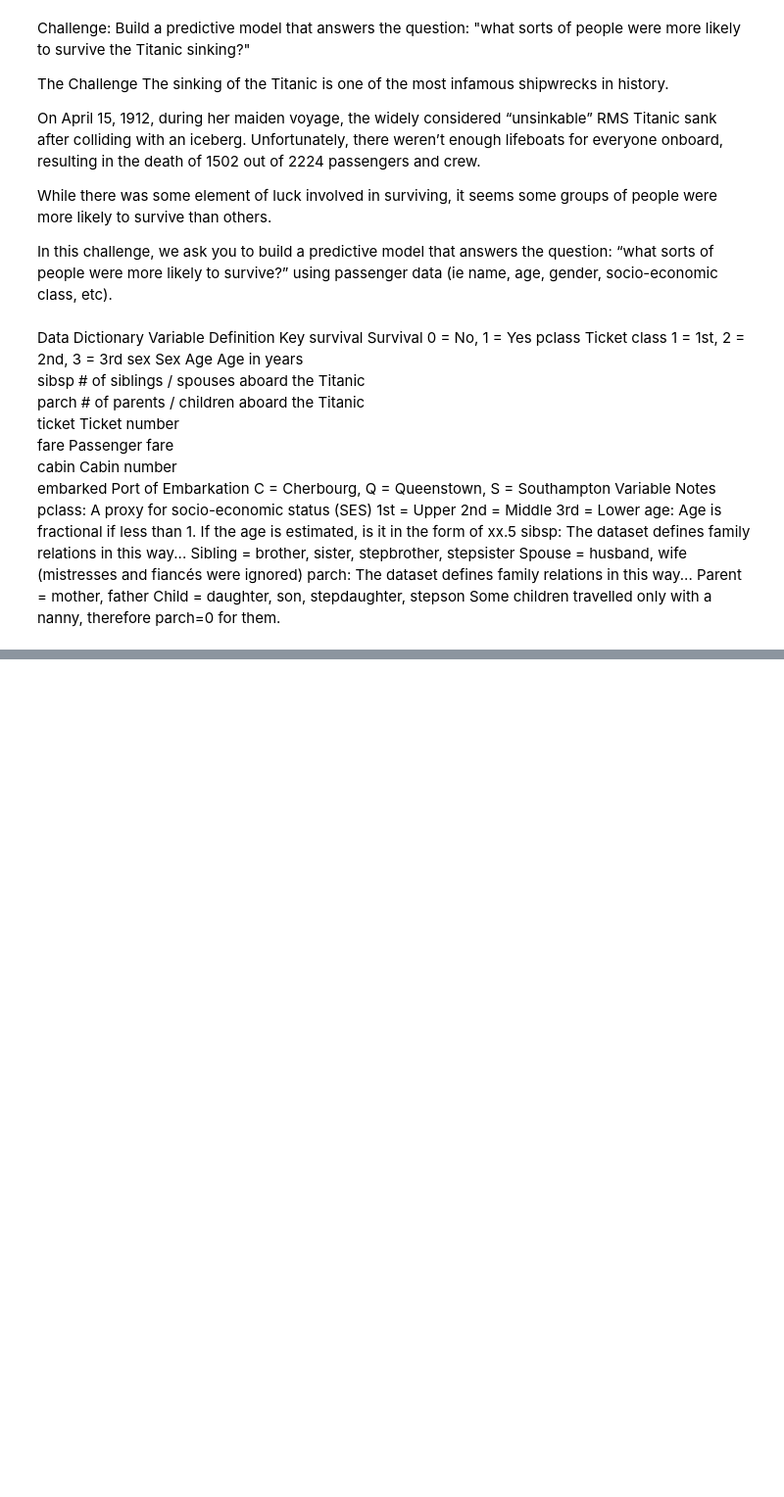
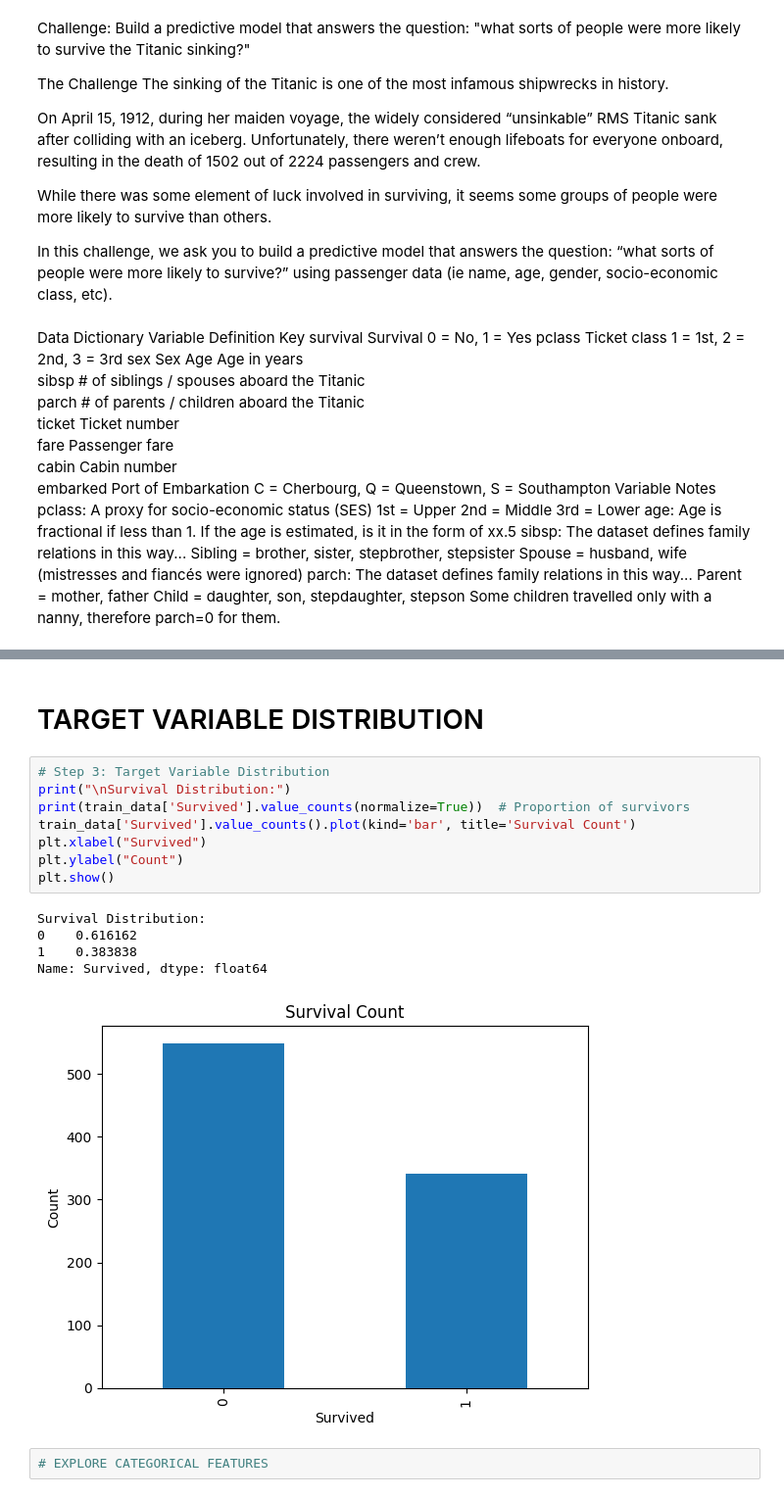
Before and after one commit to tomh1988-8/kaggle_titanic, a Jupyter notebook: Scripts/kaggle_titanic.ipynb, the cells around one changed output, grey strips where cells are left out. Shown: that part at 98% size. Drawn from its saved outputs; the diff is of its cells as text; blank space fills up the shorter version.

```diff
--- a/Scripts/kaggle_titanic.ipynb
+++ b/Scripts/kaggle_titanic.ipynb
@@ -78,0 +121,18 @@ Train Data Head:
+# %% [markdown]
+# TARGET VARIABLE DISTRIBUTION
+# %%
+# Step 3: Target Variable Distribution
+print("\nSurvival Distribution:")
+print(train_data['Survived'].value_counts(normalize=True))  # Proportion of survivors
+train_data['Survived'].value_counts().plot(kind='bar', title='Survival Count')
+plt.xlabel("Survived")
+plt.ylabel("Count")
+plt.show()
+# %% [output]
+Survival Distribution:
+0    0.616162
+1    0.383838
+Name: Survived, dtype: float64
+[figure, added]
+# %%
+# EXPLORE CATEGORICAL FEATURES
```
Also changed, not shown: parts of 13 cells of this notebook.
